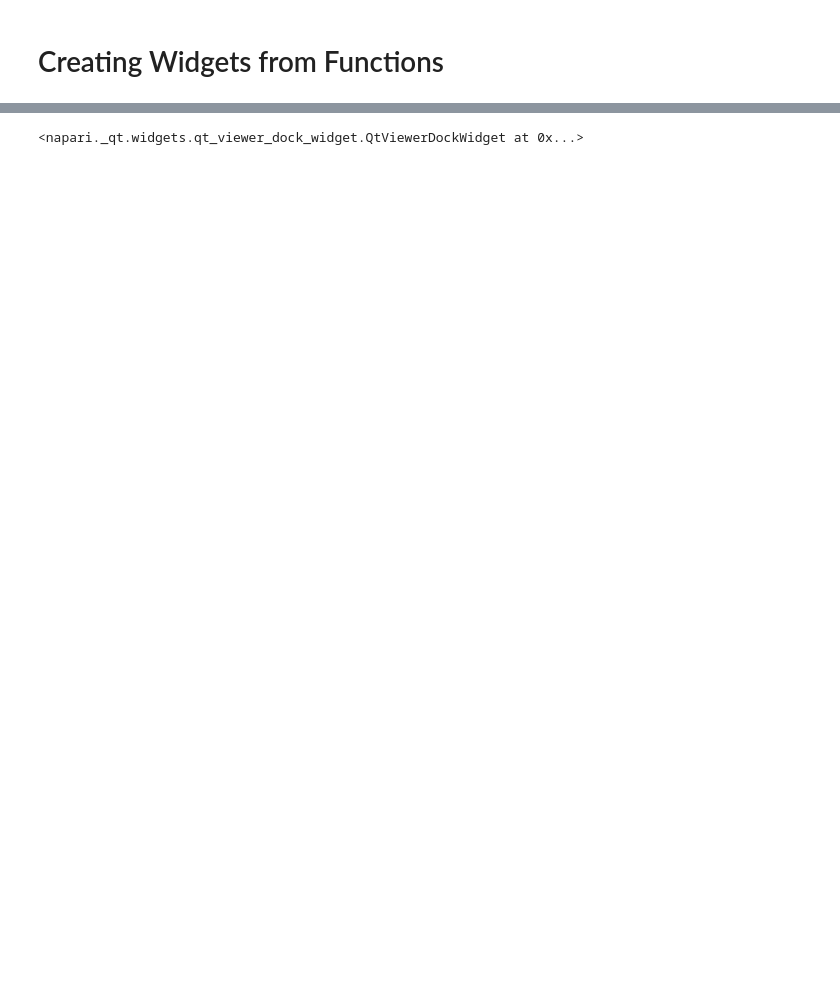
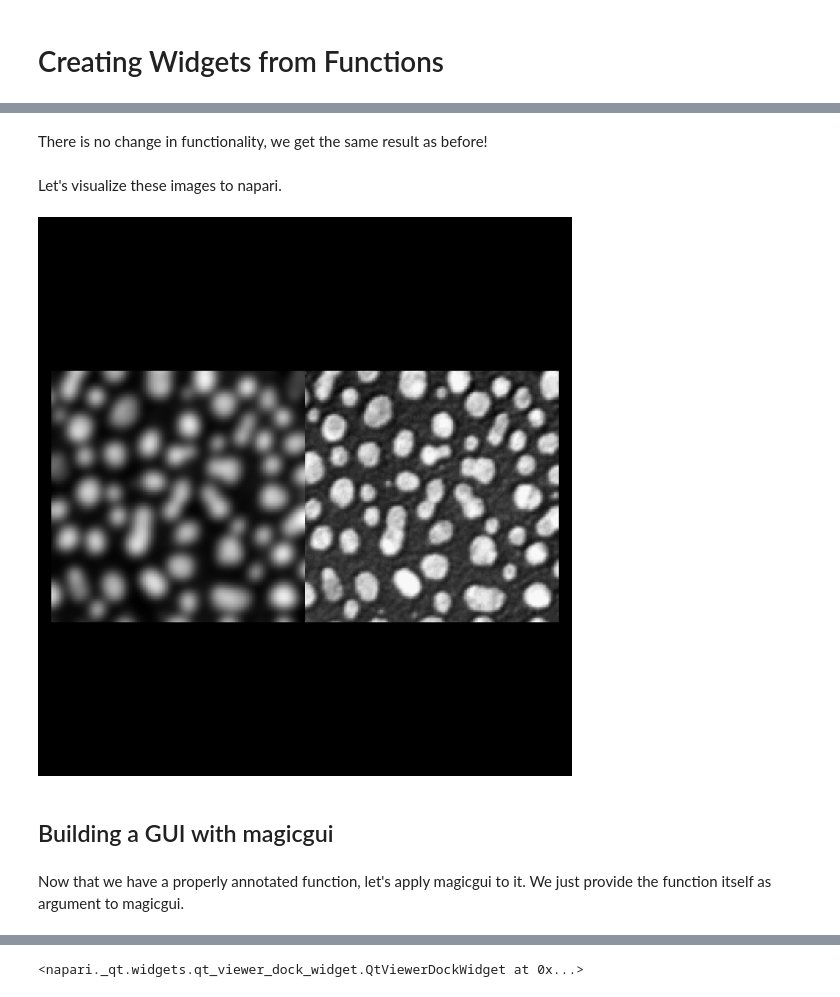
Before and after one commit to BiAPoL/Quantitative_Bio_Image_Analysis_with_Python_2022, a Jupyter notebook: docs/day4c_crafting_napari_plugins/01_creating_widgets_from_functions.ipynb, the cells around one changed output, grey strips where cells are left out. Cells and saved outputs as stored; diff of their text form; code cells hidden in the pictures; blank space fills up the shorter version.

Commit message:
update make napari plugin part
to do: update 02, 03 and 04 files

```diff
--- a/docs/day4c_crafting_napari_plugins/01_creating_widgets_from_functions.ipynb
+++ b/docs/day4c_crafting_napari_plugins/01_creating_widgets_from_functions.ipynb
@@ -20,0 +87,16 @@ preprocess_widget = magicgui(preprocess_image)
+# %% [markdown]
+There is no change in functionality, we get the same result as before!
+# %% [markdown]
+Let's visualize these images to napari.
+# %%
+viewer = napari.Viewer()
+viewer.add_image(image, name = 'blobs')
+viewer.add_image(denoised_image, name = 'denoised from function')
+viewer.grid.enabled = True
+nbscreenshot(viewer, canvas_only=True)
+# %% [output]
+[figure, added]
+# %% [markdown]
+## Building a GUI with magicgui
+# %% [markdown]
+Now that we have a properly annotated function, let's apply magicgui to it. We just provide the function itself as argument to magicgui.
```
Also changed, not shown: parts of 28 cells of this notebook, 6 other files.
